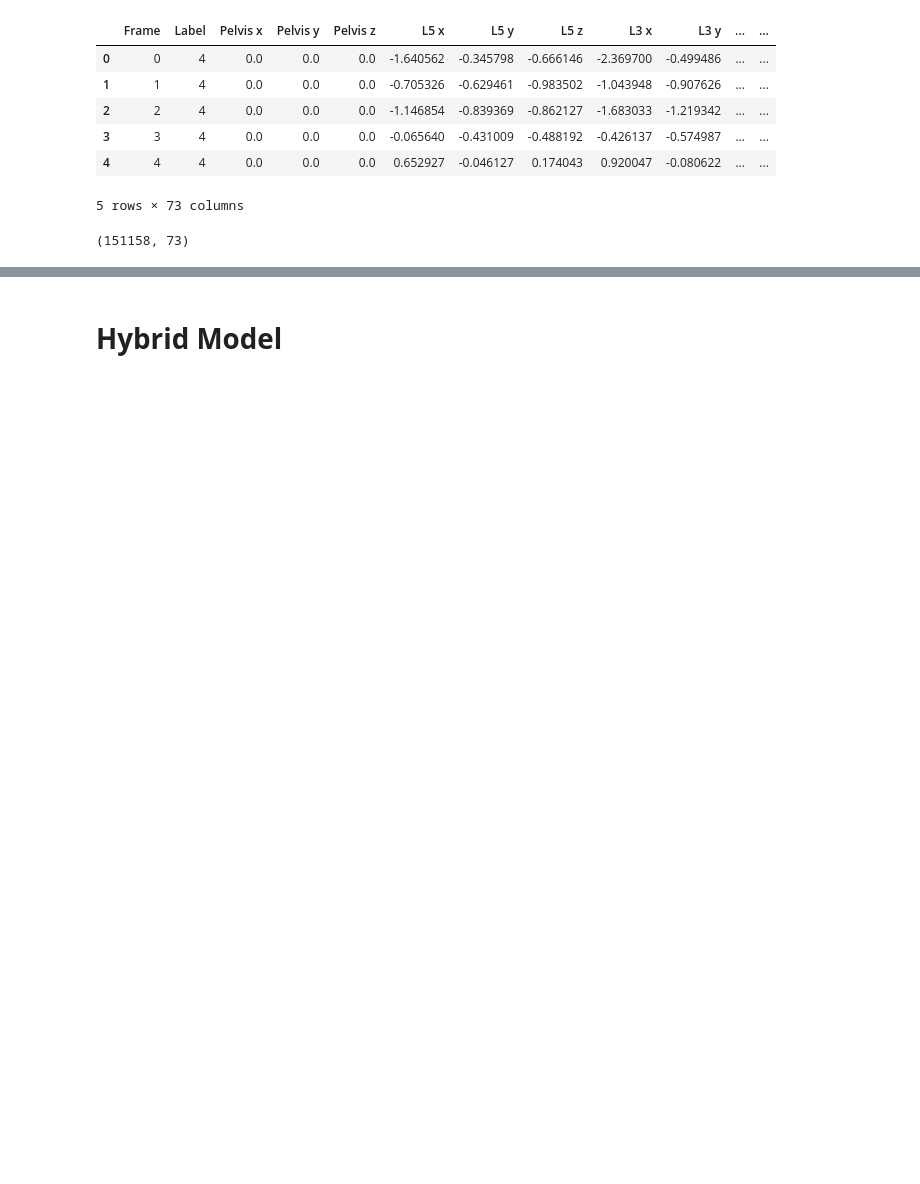
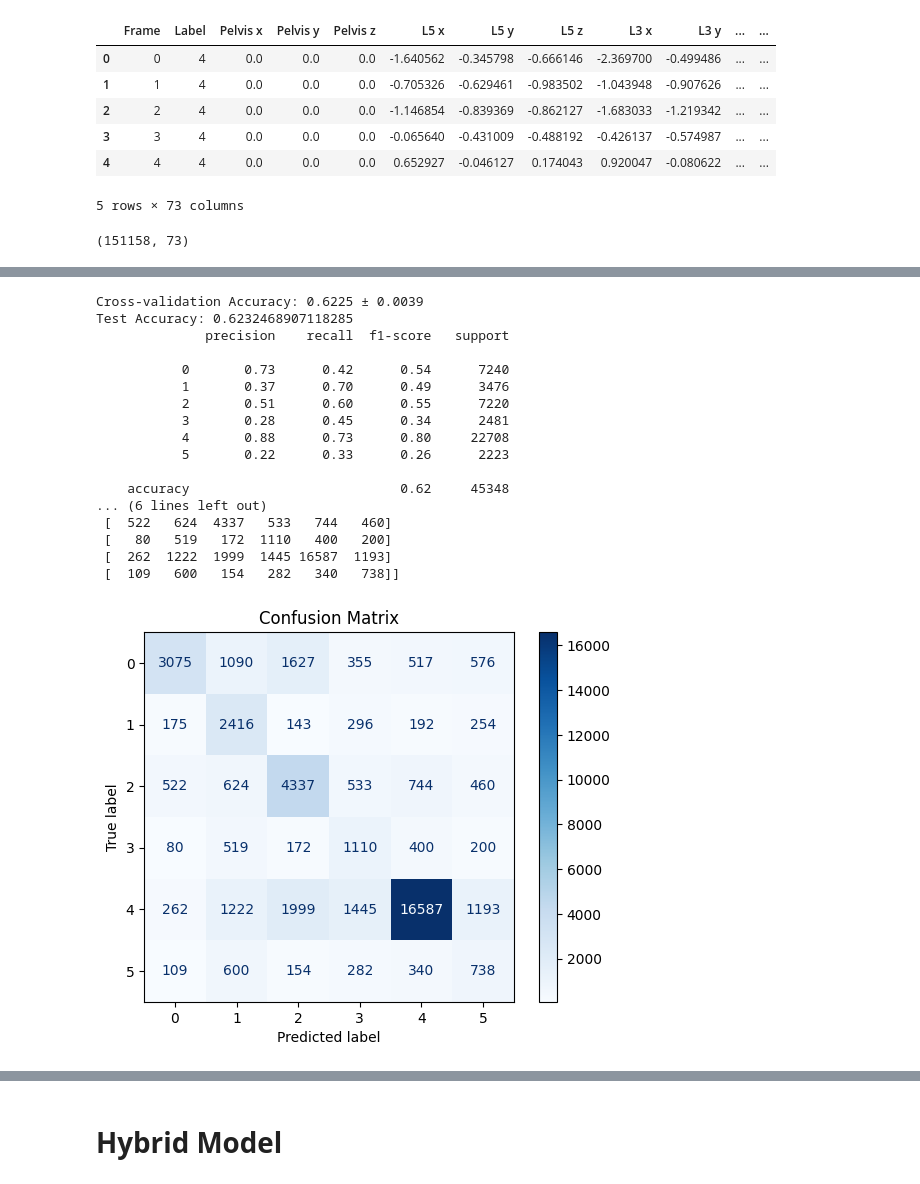
Before and after one commit to hengrvisal/knife_sharpness, a Jupyter notebook: Better data analysis.ipynb, the cells around one changed output, grey strips where cells are left out. Saved outputs shown, nothing was run; the diff lists cells and outputs as text; code cells hidden in the pictures; blank space fills up the shorter version.

```diff
--- a/Better data analysis.ipynb
+++ b/Better data analysis.ipynb
@@ -216,3 +266,79 @@ df.shape
+# %%
+from sklearn.model_selection import train_test_split, cross_val_score
+from sklearn.ensemble import RandomForestClassifier
+from sklearn.preprocessing import StandardScaler
+from sklearn.metrics import accuracy_score, classification_report, confusion_matrix, ConfusionMatrixDisplay
+import matplotlib.pyplot as plt
+import seaborn as sns
+
+# Assuming df_max is your DataFrame with composite max features plus the 'Label' column.
+# Split features and target
+X = df.drop('Label', axis=1)
+y = df['Label']
+
+# Split into training and test sets (e.g., 70/30 split)
+X_train, X_test, y_train, y_test = train_test_split(
+    X, y, test_size=0.3, random_state=42, stratify=y
+)
+
+# Normalize features (optional, but often useful)
+scaler = StandardScaler()
+X_train_scaled = scaler.fit_transform(X_train)
+X_test_scaled = scaler.transform(X_test)
+
+# Define a Random Forest classifier with tuned hyperparameters
+rf = RandomForestClassifier(
+    n_estimators=100,    # Number of trees
+    max_depth=10,        # Maximum depth of each tree (adjust as needed)
+    min_samples_split=5, # Minimum samples required to split an internal node
+    min_samples_leaf=2,  # Minimum samples required to be at a leaf node
+    random_state=42,
+    n_jobs=-1,            # Use all available CPU cores
+    class_weight='balanced'
+)
+
+# Perform 5-fold cross-validation on the training set
+cv_scores = cross_val_score(rf, X_train_scaled, y_train, cv=5, scoring='accuracy')
+print("Cross-validation Accuracy: {:.4f} ± {:.4f}".format(cv_scores.mean(), cv_scores.std()))
+
+# Fit the model on the entire training set
+rf.fit(X_train_scaled, y_train)
+
+# Make predictions on the test set and evaluate performance
+y_pred = rf.predict(X_test_scaled)
+accuracy = accuracy_score(y_test, y_pred)
+print("Test Accuracy:", accuracy)
+print(classification_report(y_test, y_pred))
+
+# Generate the confusion matrix
+cm = confusion_matrix(y_test, y_pred)
+print("Confusion Matrix:")
+print(cm)
+
+# Display the confusion matrix visually
+disp = ConfusionMatrixDisplay(confusion_matrix=cm, display_labels=sorted(y.unique()))
+disp.plot(cmap=plt.cm.Blues)
+plt.title("Confusion Matrix")
+plt.show()
+# %% [output]
+Cross-validation Accuracy: 0.6225 ± 0.0039
+Test Accuracy: 0.6232468907118285
+              precision    recall  f1-score   support
+
+           0       0.73      0.42      0.54      7240
+           1       0.37      0.70      0.49      3476
+           2       0.51      0.60      0.55      7220
+           3       0.28      0.45      0.34      2481
+           4       0.88      0.73      0.80     22708
+           5       0.22      0.33      0.26      2223
+
+    accuracy                           0.62     45348
+... (6 lines left out)
+ [  522   624  4337   533   744   460]
+ [   80   519   172  1110   400   200]
+ [  262  1222  1999  1445 16587  1193]
+ [  109   600   154   282   340   738]]
+[figure, added]
 # %%
 import pandas as pd
 import numpy as np
```
Also changed, not shown: parts of 12 cells of this notebook.
